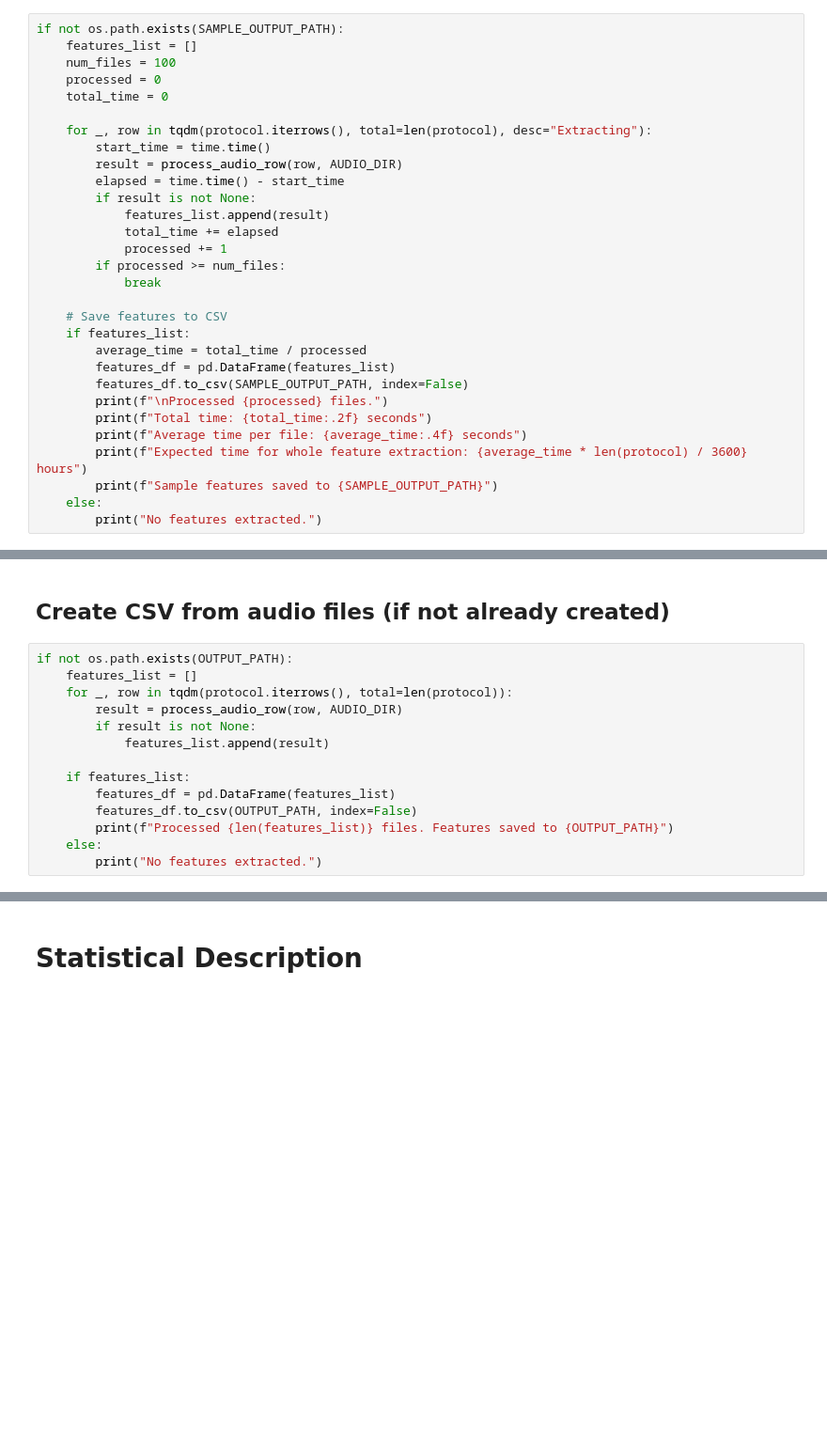
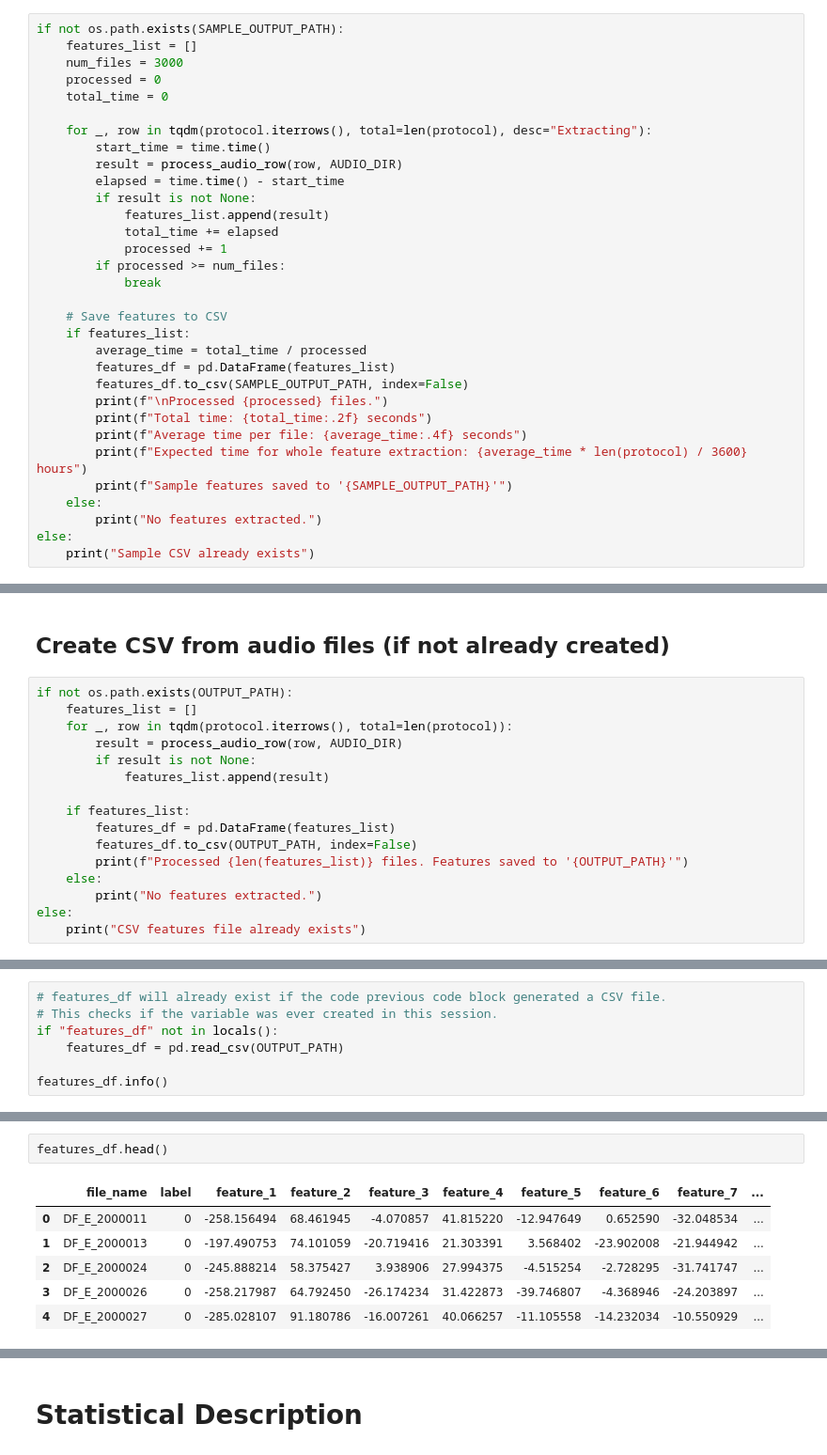
Before and after one commit to juliamoreira/data-science, a Jupyter notebook: main.ipynb, the cells around one changed output, grey strips where cells are left out. Shown: that part at 94% size. Cells and saved outputs as stored; diff of their text form; blank space fills up the shorter version.

```diff
--- a/main.ipynb
+++ b/main.ipynb
@@ -120,7 +189,7 @@ protocol.head()
 # %%
 if not os.path.exists(SAMPLE_OUTPUT_PATH):
     features_list = []
-    num_files = 100
+    num_files = 3000
     processed = 0
     total_time = 0
 
@@ -144,9 +213,11 @@ if not os.path.exists(SAMPLE_OUTPUT_PATH):
         print(f"Total time: {total_time:.2f} seconds")
         print(f"Average time per file: {average_time:.4f} seconds")
         print(f"Expected time for whole feature extraction: {average_time * len(protocol) / 3600} hours")
-        print(f"Sample features saved to {SAMPLE_OUTPUT_PATH}")
+        print(f"Sample features saved to '{SAMPLE_OUTPUT_PATH}'")
     else:
         print("No features extracted.")
+else:
+    print("Sample CSV already exists")
 # %% [output]
         It will be removed in librosa version 1.0.
   y, sr_native = __audioread_load(path, offset, duration, dtype)
@@ -168,7 +239,9 @@ if not os.path.exists(OUTPUT_PATH):
     if features_list:
         features_df = pd.DataFrame(features_list)
         features_df.to_csv(OUTPUT_PATH, index=False)
-        print(f"Processed {len(features_list)} files. Features saved to {OUTPUT_PATH}")
+        print(f"Processed {len(features_list)} files. Features saved to '{OUTPUT_PATH}'")
     else:
         print("No features extracted.")
+else:
+    print("CSV features file already exists")
 # %% [output]
@@ -177,0 +251,7 @@ Processed 611829 files. Features saved to Data/asvspoof_features.csv
+# %%
+# features_df will already exist if the code previous code block generated a CSV file.
+# This checks if the variable was ever created in this session.
+if "features_df" not in locals():
+    features_df = pd.read_csv(OUTPUT_PATH)
+
+features_df.info()
@@ -177,0 +266,9 @@ Processed 611829 files. Features saved to Data/asvspoof_features.csv
+# %%
+features_df.head()
+# %% [output]
+|  | file_name | label | feature_1 | feature_2 | feature_3 | feature_4 | feature_5 | feature_6 | feature_7 | ... |
+| 0 | DF_E_2000011 | 0 | -258.156494 | 68.461945 | -4.070857 | 41.815220 | -12.947649 | 0.652590 | -32.048534 | ... |
+| 1 | DF_E_2000013 | 0 | -197.490753 | 74.101059 | -20.719416 | 21.303391 | 3.568402 | -23.902008 | -21.944942 | ... |
+| 2 | DF_E_2000024 | 0 | -245.888214 | 58.375427 | 3.938906 | 27.994375 | -4.515254 | -2.728295 | -31.741747 | ... |
+| 3 | DF_E_2000026 | 0 | -258.217987 | 64.792450 | -26.174234 | 31.422873 | -39.746807 | -4.368946 | -24.203897 | ... |
+| 4 | DF_E_2000027 | 0 | -285.028107 | 91.180786 | -16.007261 | 40.066257 | -11.105558 | -14.232034 | -10.550929 | ... |
```
Also changed, not shown: parts of 18 cells of this notebook, 2 other files.
